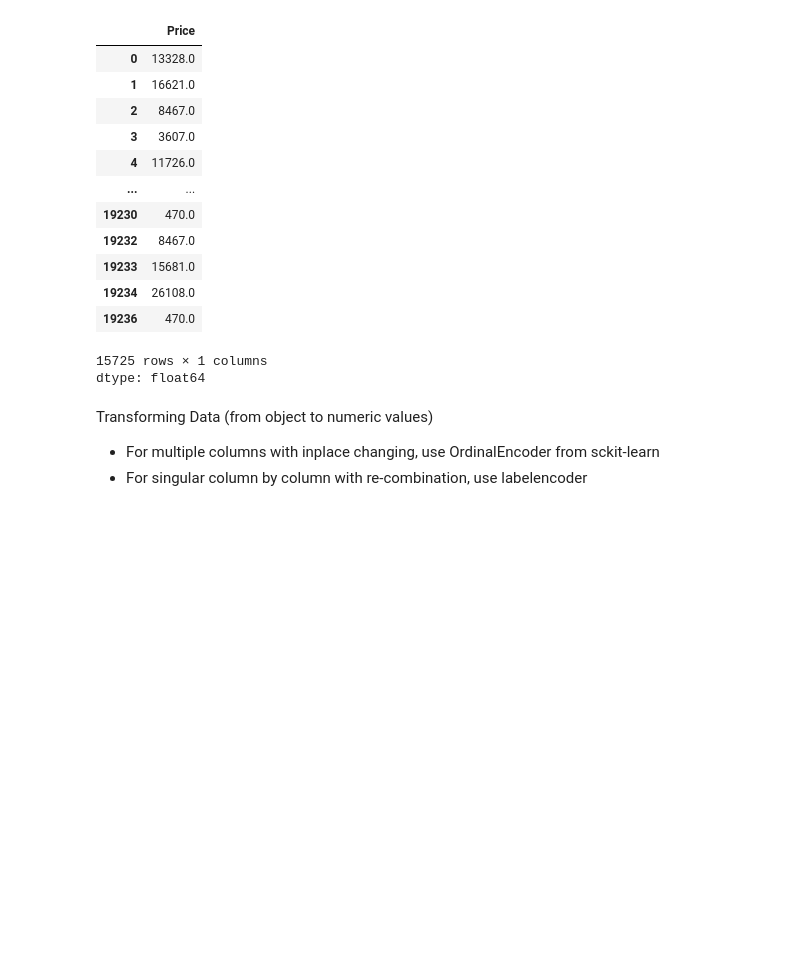
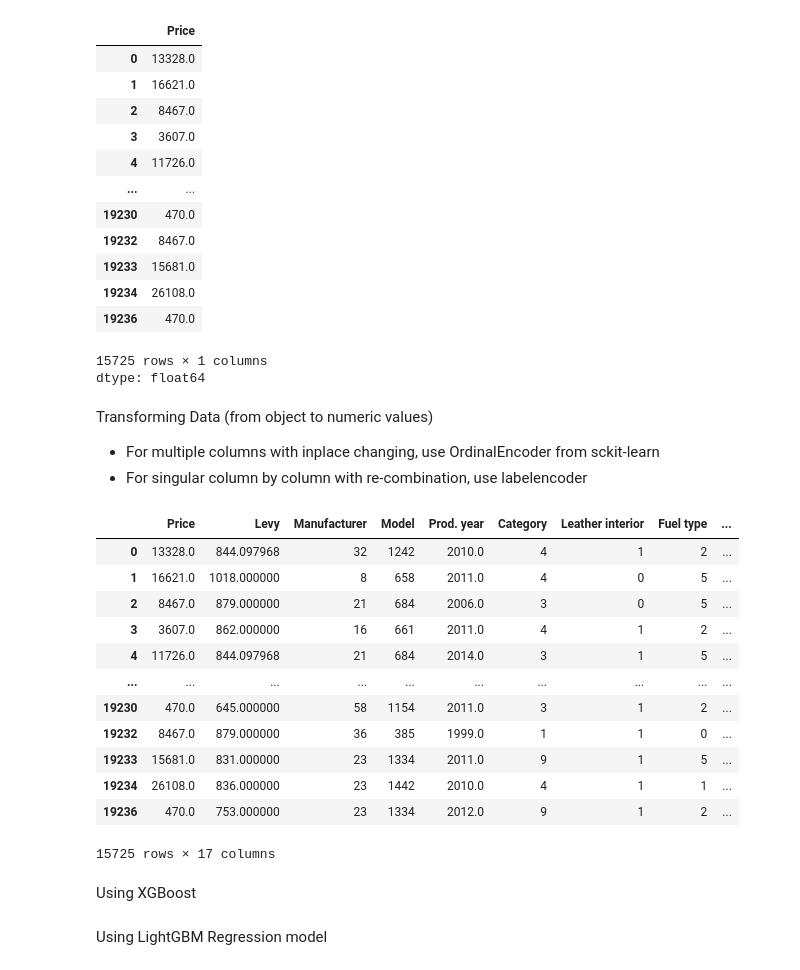
Before and after one commit to PYH95510/CarPricePrediction, a Jupyter notebook: Car Price prediction LightGBM model.ipynb, the cells around one changed output. Cells and saved outputs as stored; diff of their text form; code cells hidden in the pictures; blank space fills up the shorter version.

Commit message:
LightGBM applied, MSE, MAE, RMSE, R2 scores

```diff
--- a/Car Price prediction LightGBM model.ipynb
+++ b/Car Price prediction LightGBM model.ipynb
@@ -585,0 +598,25 @@ Transforming Data (from object to numeric values)
+# %%
+categorical_columns = df.select_dtypes(include=['object']).columns.tolist()
+ordinal_encoder = OrdinalEncoder()
+encoded_data = ordinal_encoder.fit_transform(df[categorical_columns])
+df[categorical_columns] = encoded_data.astype(int)
+df
+#here we are using OrdinalEncoder for multiple columns in place method
+# %% [output]
+|  | Price | Levy | Manufacturer | Model | Prod. year | Category | Leather interior | Fuel type | ... |
+| 0 | 13328.0 | 844.097968 | 32 | 1242 | 2010.0 | 4 | 1 | 2 | ... |
+| 1 | 16621.0 | 1018.000000 | 8 | 658 | 2011.0 | 4 | 0 | 5 | ... |
+| 2 | 8467.0 | 879.000000 | 21 | 684 | 2006.0 | 3 | 0 | 5 | ... |
+| 3 | 3607.0 | 862.000000 | 16 | 661 | 2011.0 | 4 | 1 | 2 | ... |
+| 4 | 11726.0 | 844.097968 | 21 | 684 | 2014.0 | 3 | 1 | 5 | ... |
+| ... | ... | ... | ... | ... | ... | ... | ... | ... | ... |
+| 19230 | 470.0 | 645.000000 | 58 | 1154 | 2011.0 | 3 | 1 | 2 | ... |
+| 19232 | 8467.0 | 879.000000 | 36 | 385 | 1999.0 | 1 | 1 | 0 | ... |
+| 19233 | 15681.0 | 831.000000 | 23 | 1334 | 2011.0 | 9 | 1 | 5 | ... |
+| 19234 | 26108.0 | 836.000000 | 23 | 1442 | 2010.0 | 4 | 1 | 1 | ... |
+| 19236 | 470.0 | 753.000000 | 23 | 1334 | 2012.0 | 9 | 1 | 2 | ... |
+15725 rows × 17 columns
+# %% [markdown]
+Using XGBoost
+# %% [markdown]
+Using LightGBM Regression model
```
Also changed, not shown: parts of 3 cells of this notebook.
